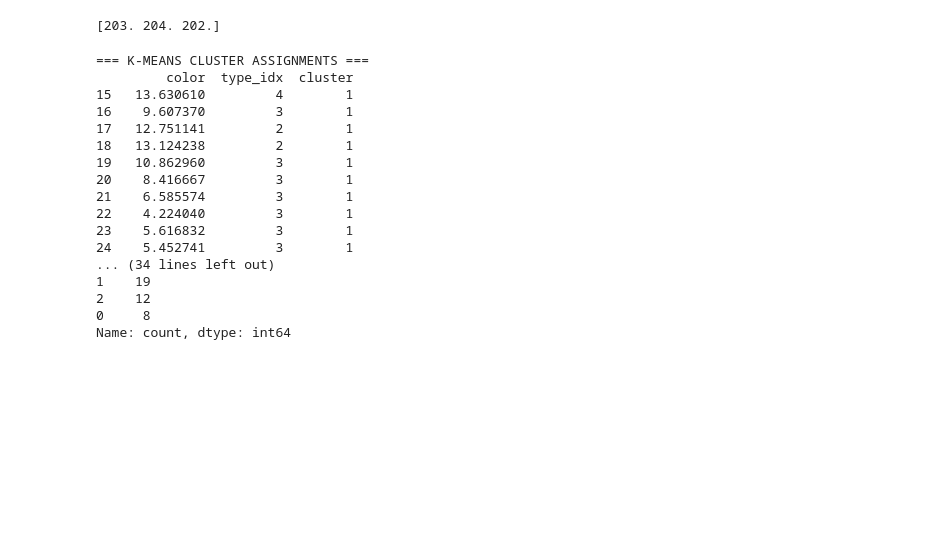
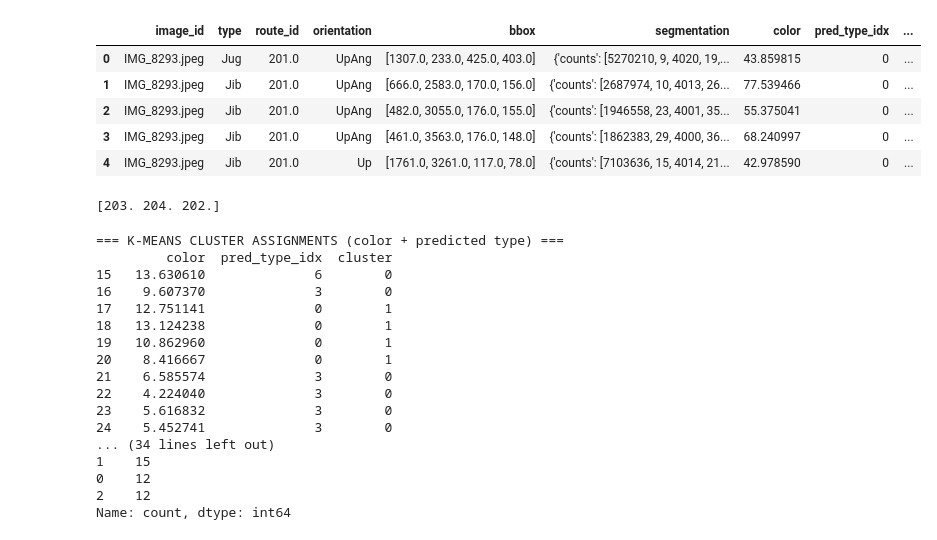
Before and after one commit to katie34634/ml_project_msai, a Jupyter notebook: kmeans_clustering.ipynb, the cells around one changed output. Saved outputs shown, nothing was run; the diff lists cells and outputs as text; code cells hidden in the pictures; blank space fills up the shorter version.

```diff
--- a/kmeans_clustering.ipynb
+++ b/kmeans_clustering.ipynb
@@ -17,11 +15,23 @@ hues = np.load('hues.npy').reshape(-1,1)
 # %%
+hues = np.load('hues.npy').reshape(-1,1)
+
 # Create the dataset
-dataset = ClimbingHoldDataset(annotations_dir="data/annotations",
-                               images_dir="data/images")
+dataset = ClimbingHoldDataset(
+    annotations_dir="data/annotations",
+    images_dir="data/images"
+)
 
 dataset.add_color(hues)
 
-dataset.add_type()
-dataset.add_orientation()
+
+dataset.add_pred_indices_from_arrays("pred_type_idx.npy", "pred_orient_idx.npy")
 
 dataset_pd = pd.DataFrame(dataset.holds)
+dataset_pd.head()
+# %% [output]
+|  | image_id | type | route_id | orientation | bbox | segmentation | color | pred_type_idx | ... |
+| 0 | IMG_8293.jpeg | Jug | 201.0 | UpAng | [1307.0, 233.0, 425.0, 403.0] | {'counts': [5270210, 9, 4020, 19,... | 43.859815 | 0 | ... |
+| 1 | IMG_8293.jpeg | Jib | 201.0 | UpAng | [666.0, 2583.0, 170.0, 156.0] | {'counts': [2687974, 10, 4013, 26... | 77.539466 | 0 | ... |
+| 2 | IMG_8293.jpeg | Jib | 201.0 | UpAng | [482.0, 3055.0, 176.0, 155.0] | {'counts': [1946558, 23, 4001, 35... | 55.375041 | 0 | ... |
+| 3 | IMG_8293.jpeg | Jib | 201.0 | UpAng | [461.0, 3563.0, 176.0, 148.0] | {'counts': [1862383, 29, 4000, 36... | 68.240997 | 0 | ... |
+| 4 | IMG_8293.jpeg | Jib | 201.0 | Up | [1761.0, 3261.0, 117.0, 78.0] | {'counts': [7103636, 15, 4014, 21... | 42.978590 | 0 | ... |
@@ -49,7 +53,7 @@ print(route_list)
 [203. 204. 202.]
 # %%
 features = img_dataset['color'].to_numpy().reshape(-1,1)
-types  = img_dataset['type_idx'].to_numpy().reshape(-1,1)
+types  = img_dataset['pred_type_idx'].to_numpy().reshape(-1, 1)
 
 features = np.hstack([features, types])
 
@@ -61,32 +65,30 @@ preds = kmeans.labels_
 img_dataset = img_dataset.copy()
 img_dataset["cluster"] = preds
 
-print("\n=== K-MEANS CLUSTER ASSIGNMENTS ===")
-print(img_dataset[["color", "type_idx", "cluster"]])
-
+print("\n=== K-MEANS CLUSTER ASSIGNMENTS (color + predicted type) ===")
+print(img_dataset[["color", "pred_type_idx", "cluster"]])
 
 print("\nUnique clusters:", img_dataset["cluster"].unique())
 
-
 print("\nCounts per cluster:")
 print(img_dataset["cluster"].value_counts())
 # %% [output]
-=== K-MEANS CLUSTER ASSIGNMENTS ===
-         color  type_idx  cluster
-15   13.630610         4        1
-16    9.607370         3        1
-17   12.751141         2        1
-18   13.124238         2        1
-19   10.862960         3        1
-20    8.416667         3        1
-21    6.585574         3        1
-22    4.224040         3        1
-23    5.616832         3        1
-24    5.452741         3        1
+=== K-MEANS CLUSTER ASSIGNMENTS (color + predicted type) ===
+         color  pred_type_idx  cluster
+15   13.630610              6        0
+16    9.607370              3        0
+17   12.751141              0        1
+18   13.124238              0        1
+19   10.862960              0        1
+20    8.416667              0        1
+21    6.585574              3        0
+22    4.224040              3        0
+23    5.616832              3        0
+24    5.452741              3        0
 ... (34 lines left out)
-1    19
+1    15
+0    12
 2    12
-0     8
 Name: count, dtype: int64
 # %%
 def display_masked_image(img_path, rles):
```
Also changed, not shown: parts of 6 cells of this notebook, 5 other files.
